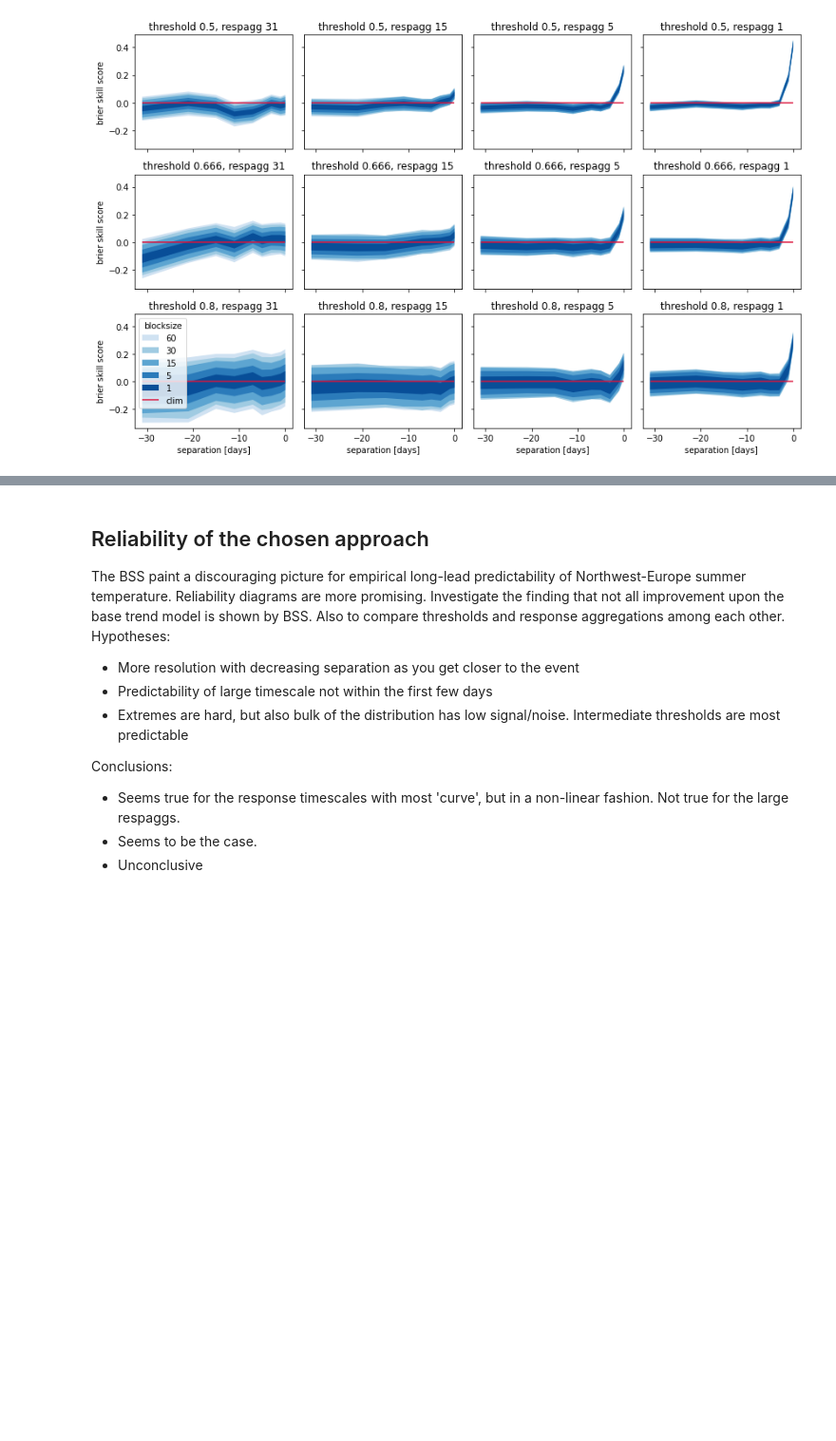
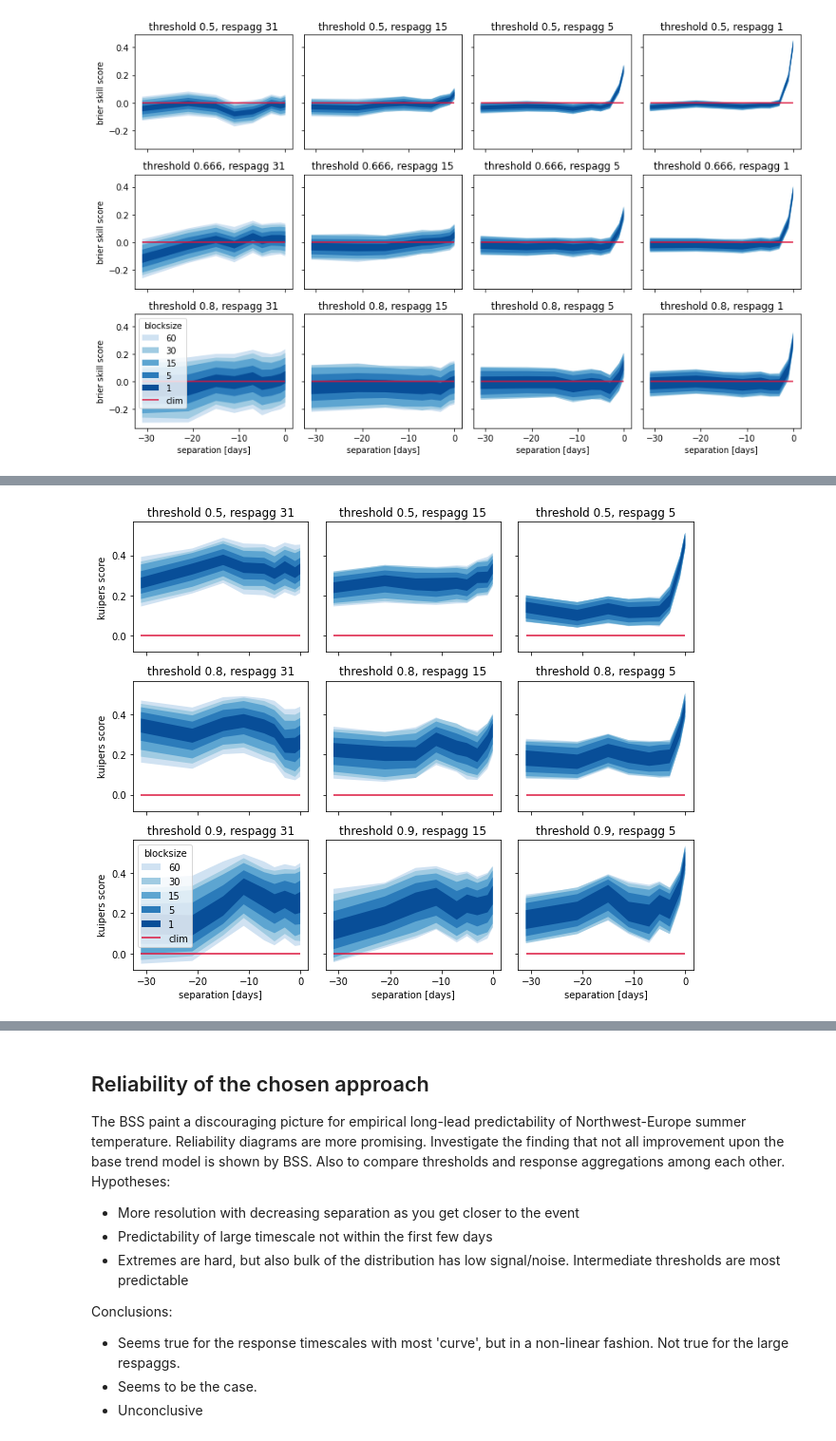
Before and after one commit to chiemvs/Weave, a Jupyter notebook: notebooks/Classifier_skills.ipynb, the cells around one changed output, grey strips where cells are left out. Shown at 95% size. Saved outputs shown, nothing was run; the diff lists cells and outputs as text; code cells hidden in the pictures; blank space fills up the shorter version.

```diff
--- a/notebooks/Classifier_skills.ipynb
+++ b/notebooks/Classifier_skills.ipynb
@@ -111,0 +120,12 @@ plt.show()
+# %%
+ks_path = basedir / 'bootstrap_hybrid_noncv/fit_base_to_all_cv=True.max_depth=5.n_estimators=2500.min_samples_split=30.max_features=35.n_jobs=14.ks.parquet'
+kss_path = basedir / 'bootstrap_hybrid_noncv_base_noncv/fit_base_to_all_cv=True.max_depth=5.n_estimators=2500.min_samples_split=30.max_features=35.n_jobs=14.kss.parquet' # Normalized
+ks_base = basedir / 'bootstrap_base_noncv/fit_base_to_all_cv=True.max_depth=5.n_estimators=2500.min_samples_split=30.max_features=35.n_jobs=14.ks.parquet'
+# %%
+frame = pd.read_parquet(ks_path)
+frame = transform_to_skill(frame)
+fig, axes = skill_plot(frame, respaggs = [5,15,31], thresholds = [0.5,0.8,0.9], ylabel = 'kuipers score')
+plt.tight_layout()
+plt.show()
+# %% [output]
+[figure, added]
```
Also changed, not shown: parts of 14 cells of this notebook, 2 other files.
